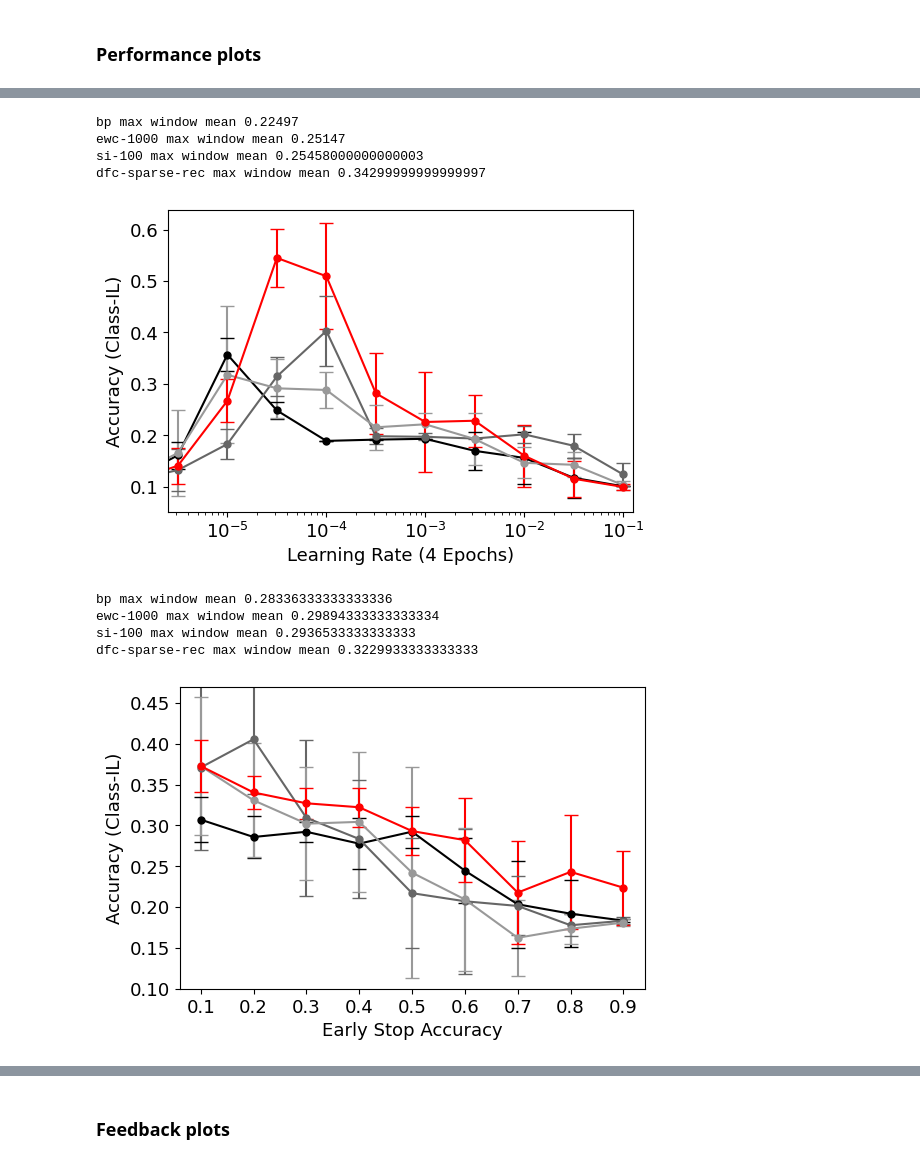
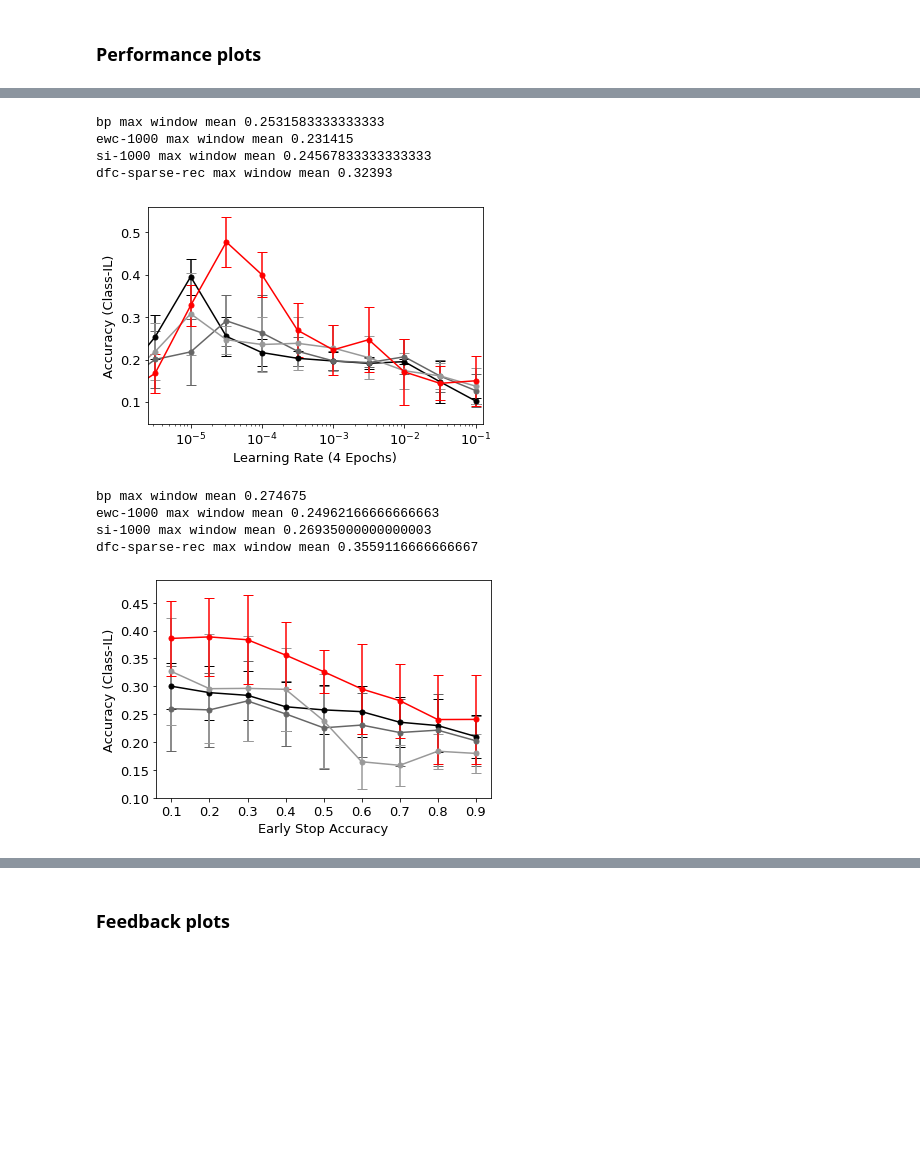
Before and after one commit to pennfranc/bio-inspired-continual-learning, a Jupyter notebook: dfc/notebooks/performance_results.ipynb, the cells around one changed output, grey strips where cells are left out. Drawn from its saved outputs; the diff is of its cells as text; code cells hidden in the pictures; blank space fills up the shorter version.

Commit message:
feat(notebooks): updated performance notebook

```diff
--- a/dfc/notebooks/performance_results.ipynb
+++ b/dfc/notebooks/performance_results.ipynb
@@ -23,7 +23,6 @@ FIG_DIR = 'final-figures/'
 FONTSIZE = 13
 plt.style.use('grayscale')
 subdir = 'split_fashion_mnist-permuted'
-subdir = '.'
 # %% [markdown]
 ### Performance plots
 # %%
@@ -59,20 +58,20 @@ dfc-sparse-rec max window mean 0.746325
 # class-IL, continual learning benchmark comparison, LR evaluation
 plot_performance('class', 'CLB', 'LR', FIG_DIR, FIG_SIZE, subdir=subdir, fontsize=FONTSIZE)
 # %% [output]
-bp max window mean 0.22497
-ewc-1000 max window mean 0.25147
-si-100 max window mean 0.25458000000000003
-dfc-sparse-rec max window mean 0.34299999999999997
+bp max window mean 0.2531583333333333
+ewc-1000 max window mean 0.231415
+si-1000 max window mean 0.24567833333333333
+dfc-sparse-rec max window mean 0.32393
-[figure, old version]
+[figure, new version]
 # %%
 # class-IL, continual learning benchmark comparison, early stop evaluation
-plot_performance('class', 'CLB', 'MIN_ACCU', FIG_DIR, FIG_SIZE, subdir=subdir, ylim=(0.1, 0.47), fontsize=FONTSIZE)
+plot_performance('class', 'CLB', 'MIN_ACCU', FIG_DIR, FIG_SIZE, subdir=subdir, ylim=(0.1, 0.49), fontsize=FONTSIZE)
 # %% [output]
-bp max window mean 0.28336333333333336
-ewc-1000 max window mean 0.29894333333333334
-si-100 max window mean 0.2936533333333333
-dfc-sparse-rec max window mean 0.3229933333333333
+bp max window mean 0.274675
+ewc-1000 max window mean 0.24962166666666663
+si-1000 max window mean 0.26935000000000003
+dfc-sparse-rec max window mean 0.3559116666666667
-[figure, old version]
+[figure, new version]
 # %%
 # class-IL, dfc variants comparison, LR evaluation
 plot_performance('class', 'DFC', 'LR', FIG_DIR, FIG_SIZE, subdir=subdir, fontsize=FONTSIZE)
```
Also changed, not shown: parts of 6 cells of this notebook.
